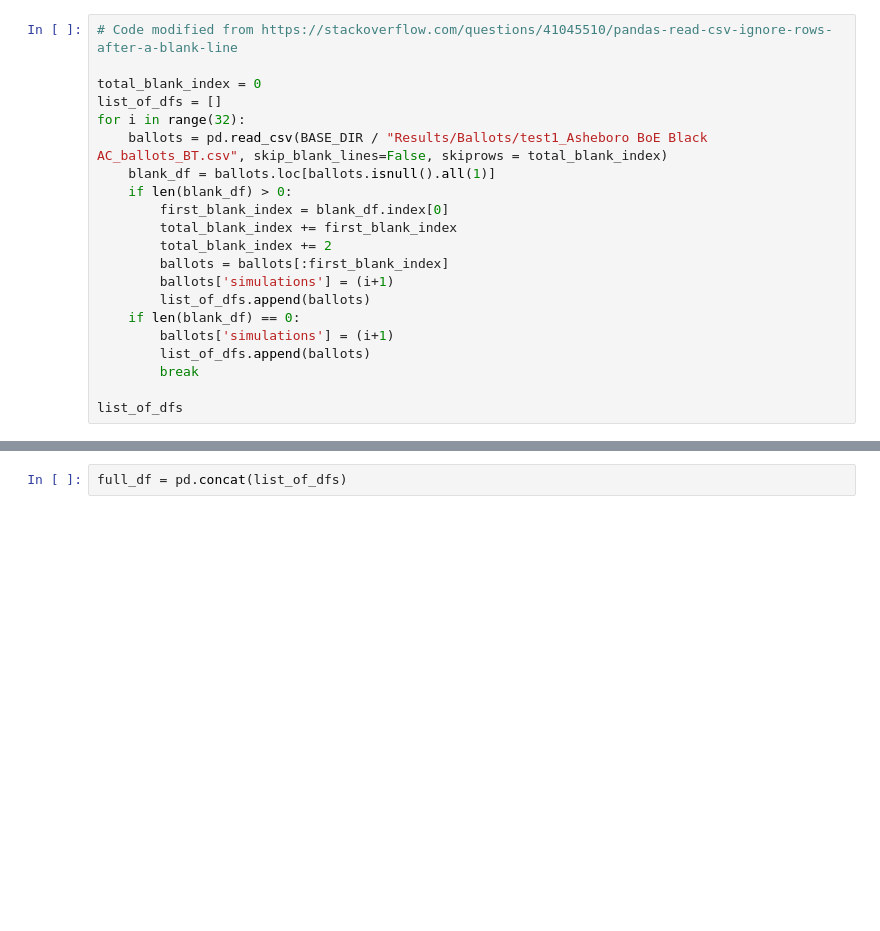
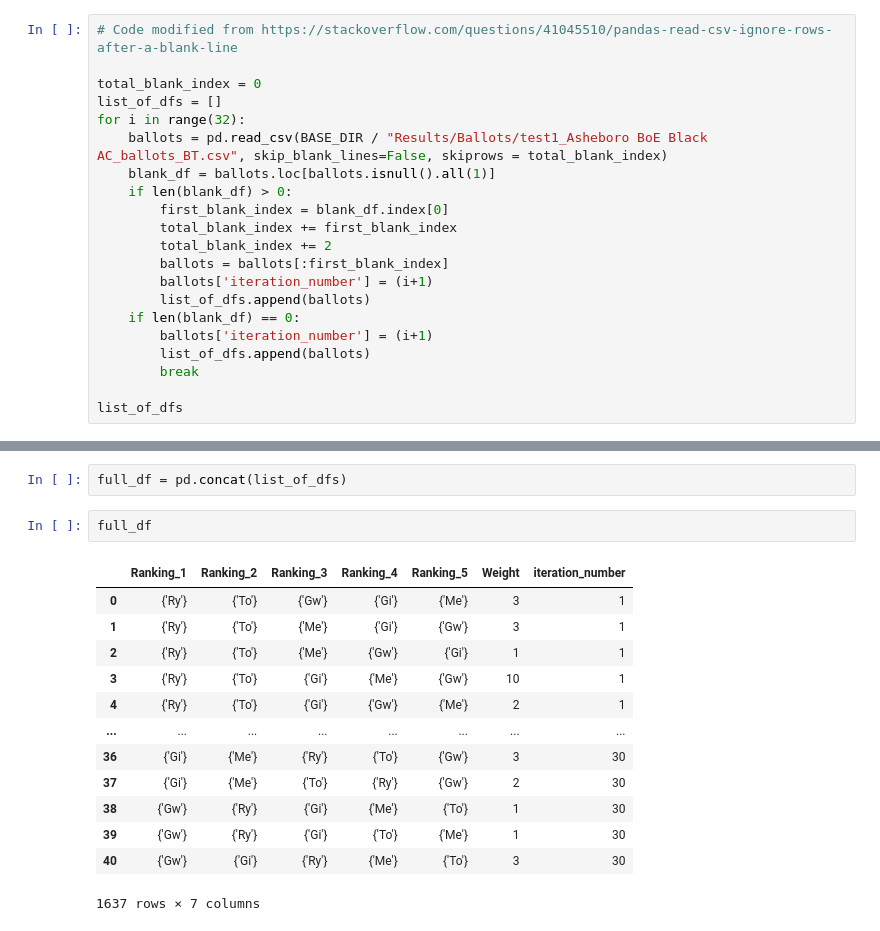
Before and after one commit to Jmilk3/UCS_Voting_Repo, a Jupyter notebook: Visualization_Experiments/visualizing_ballot_outcomes.ipynb, the cells around one changed output, grey strips where cells are left out. Saved outputs shown, nothing was run; the diff lists cells and outputs as text; blank space fills up the shorter version.

Commit message:
Renamed one column to make sure it's a better fit.

```diff
--- a/Visualization_Experiments/visualizing_ballot_outcomes.ipynb
+++ b/Visualization_Experiments/visualizing_ballot_outcomes.ipynb
@@ -49,10 +49,10 @@ for i in range(32):
         total_blank_index += first_blank_index
         total_blank_index += 2
         ballots = ballots[:first_blank_index]
-        ballots['simulations'] = (i+1)
+        ballots['iteration_number'] = (i+1)
         list_of_dfs.append(ballots)
     if len(blank_df) == 0:
-        ballots['simulations'] = (i+1)
+        ballots['iteration_number'] = (i+1)
         list_of_dfs.append(ballots)
         break
 
@@ -78,2 +78,18 @@ list_of_dfs
 # %%
 full_df = pd.concat(list_of_dfs)
+# %%
+full_df
+# %% [output]
+|  | Ranking_1 | Ranking_2 | Ranking_3 | Ranking_4 | Ranking_5 | Weight | iteration_number |
+| 0 | {'Ry'} | {'To'} | {'Gw'} | {'Gi'} | {'Me'} | 3 | 1 |
+| 1 | {'Ry'} | {'To'} | {'Me'} | {'Gi'} | {'Gw'} | 3 | 1 |
+| 2 | {'Ry'} | {'To'} | {'Me'} | {'Gw'} | {'Gi'} | 1 | 1 |
+| 3 | {'Ry'} | {'To'} | {'Gi'} | {'Me'} | {'Gw'} | 10 | 1 |
+| 4 | {'Ry'} | {'To'} | {'Gi'} | {'Gw'} | {'Me'} | 2 | 1 |
+| ... | ... | ... | ... | ... | ... | ... | ... |
+| 36 | {'Gi'} | {'Me'} | {'Ry'} | {'To'} | {'Gw'} | 3 | 30 |
+| 37 | {'Gi'} | {'Me'} | {'To'} | {'Ry'} | {'Gw'} | 2 | 30 |
+| 38 | {'Gw'} | {'Ry'} | {'Gi'} | {'Me'} | {'To'} | 1 | 30 |
+| 39 | {'Gw'} | {'Ry'} | {'Gi'} | {'To'} | {'Me'} | 1 | 30 |
+| 40 | {'Gw'} | {'Gi'} | {'Ry'} | {'Me'} | {'To'} | 3 | 30 |
+1637 rows × 7 columns
```
Also changed, not shown: parts of 1 cell of this notebook.
